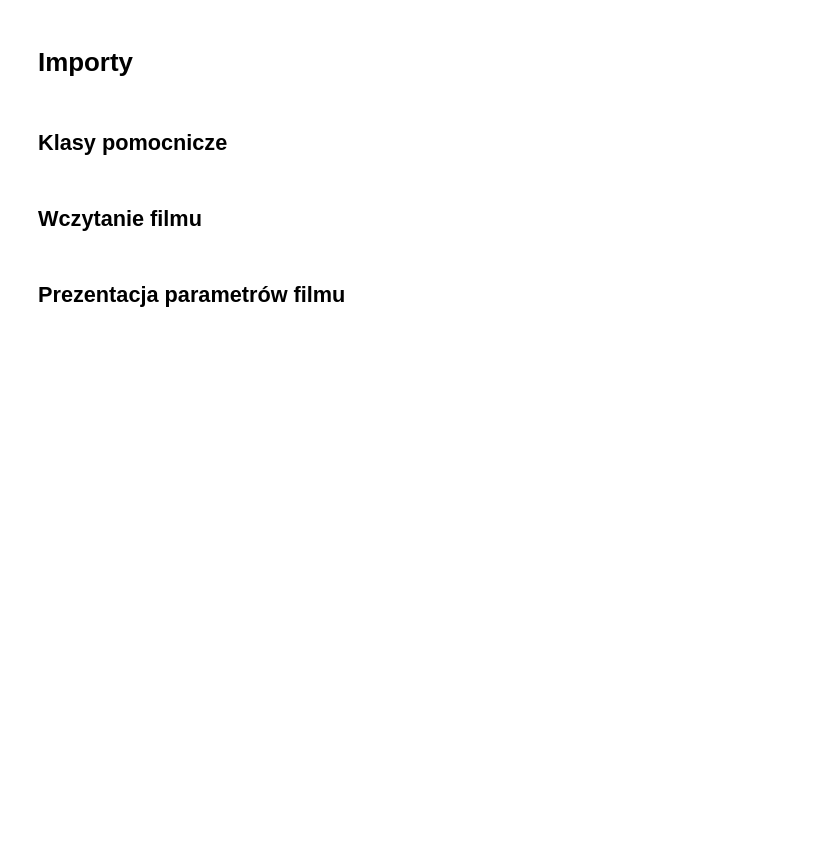
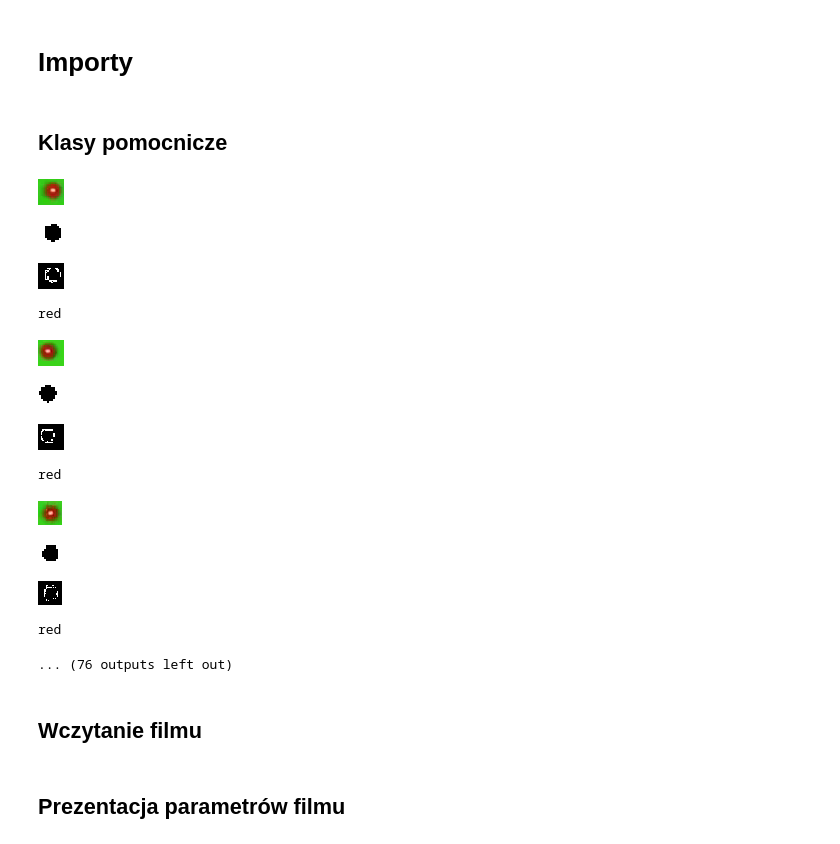
Before and after one commit to Mimikkk/study-master-2023-wk, a Jupyter notebook: project-2-image-description/notebook.ipynb, the cells around one changed output. Drawn from its saved outputs; the diff is of its cells as text; code cells hidden in the pictures; blank space fills up the shorter version.

Commit message:
most similar coloring

```diff
--- a/project-2-image-description/notebook.ipynb
+++ b/project-2-image-description/notebook.ipynb
@@ -109,3 +60,81 @@ class BallColor(object):
+# %%
+def imshow(a):
+  a = a.clip(0, 255).astype('uint8')
+  if a.ndim == 3:
+    if a.shape[2] == 4:
+      a = cv2.cvtColor(a, cv2.COLOR_BGRA2RGBA)
+    else:
+      a = cv2.cvtColor(a, cv2.COLOR_BGR2RGB)
+  display(PIL.Image.fromarray(a))
+# %%
+@dataclass
+class Hsv(object):
+  h: int
+  s: int
+  v: int
+  name: str | None = None
+
+
+class BallColor(object):
+  @staticmethod
+  def similarity(image: NDArray[u8], color_range: tuple[Hsv, Hsv]) -> Hsv:
+    (lower, upper) = color_range
+    hsv = cv2.cvtColor(image, cv2.COLOR_BGR2HSV)
+
+    return cv2.inRange(hsv, np.array([lower.h, lower.s, lower.v]), np.array([upper.h, upper.s, upper.v]))
+
+  @classmethod
+  def similarity_rate(cls, image: NDArray[u8], color_range: tuple[Hsv, Hsv]) -> float:
+    return np.mean(cls.similarity(image, color_range) - cls.similarity(image, BallColor.backdrop_range))
+
+  @classmethod
+  def most_similar(cls, image: NDArray[u8]) -> str:
+    return max(cls.colors, key=lambda x: cls.similarity_rate(image, x))[0].name
+
+  black_range = (Hsv(0, 0, 0, "black"), Hsv(180, 255, 100, "black"))
+  white_range = (Hsv(0, 0, 250, "white"), Hsv(180, 255, 255, "white"))
+  brown_range = (Hsv(10, 200, 100, 'brown'), Hsv(35, 250, 150, 'brown'))
+  yellow_range = (Hsv(30, 100, 100, "yellow"), Hsv(35, 255, 255, "yellow"))
+  blue_range = (Hsv(75, 100, 100, 'blue'), Hsv(100, 255, 255, 'blue'))
+  green_range = (Hsv(60, 100, 100, 'green'), Hsv(75, 255, 175, 'green'))
+  red_range = (Hsv(0, 150, 100, 'red'), Hsv(20, 255, 255, 'red'))
+  pink_range = (Hsv(0, 110, 100, 'pink'), Hsv(20, 200, 255, 'pink'))
+  backdrop_range = (Hsv(45, 100, 100, 'red'), Hsv(60, 255, 255, 'red'))
+BallColor.colors = [
+    BallColor.black_range,
+    BallColor.white_range,
+    BallColor.yellow_range,
+    BallColor.blue_range,
+    BallColor.green_range,
+    BallColor.pink_range,
+    BallColor.brown_range,
+    BallColor.red_range,
+]
+
+
+for box in [*coordinates]:
+  boxed = clipped(image, box)
+
+  imshow(boxed)
+  backdrop_mask = BallColor.similarity(boxed, BallColor.backdrop_range)
+  imshow(backdrop_mask)
+  imshow(BallColor.similarity(boxed, BallColor.brown_range))
+
+  print(BallColor.most_similar(boxed))
+# %% [output]
+[figure, added]
+[figure, added]
+[figure, added]
+red
+[figure, added]
+[figure, added]
+[figure, added]
+red
+[figure, added]
+[figure, added]
+[figure, added]
+red
+... (76 outputs left out)
 # %%
 @dataclass
 class VideoInfo(object):
```
Also changed, not shown: parts of 1 cell of this notebook, 1 other file.
